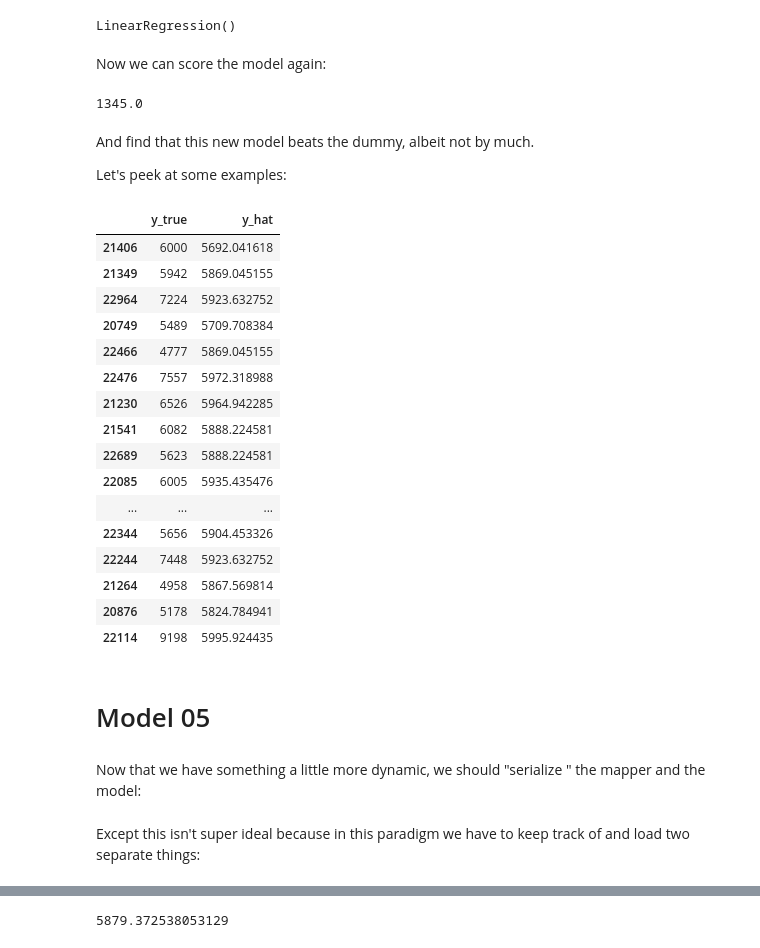
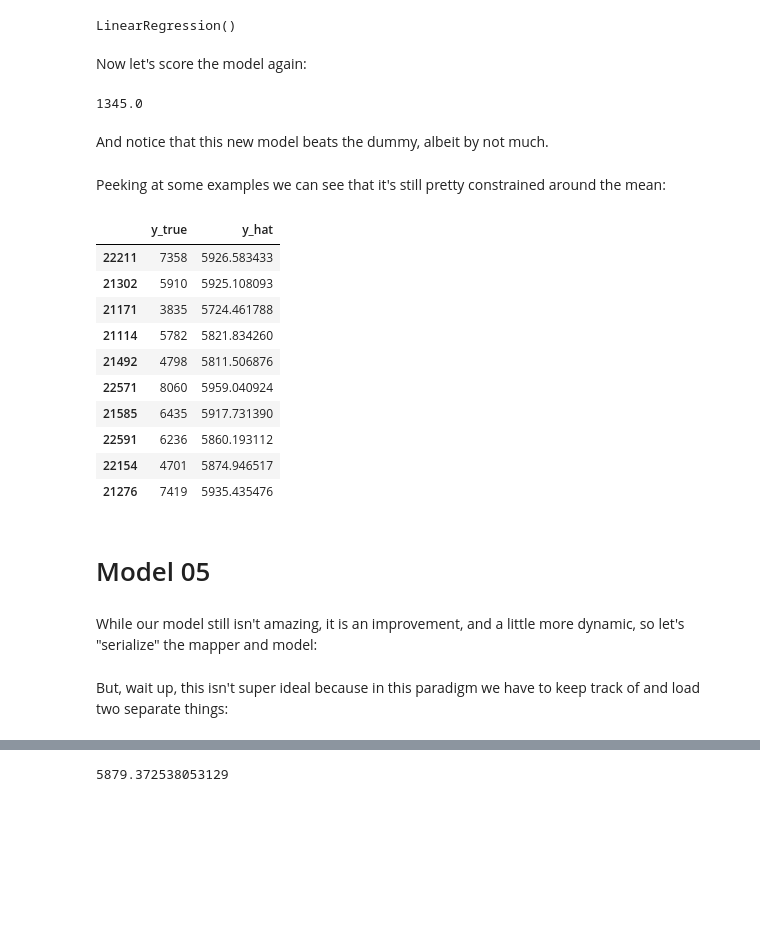
Before and after one commit to maxhumber/CDML, a Jupyter notebook: step_by_step.ipynb, the cells around one changed output, grey strips where cells are left out. Drawn from its saved outputs; the diff is of its cells as text; code cells hidden in the pictures; blank space fills up the shorter version.

```diff
--- a/step_by_step.ipynb
+++ b/step_by_step.ipynb
@@ -451,42 +374,36 @@ model.fit(Z_train, y_train)
 # %% [output]
 LinearRegression()
 # %% [markdown]
-Now we can score the model again:
+Now let's score the model again:
 # %%
 round(mean_squared_error(y_test, model.predict(Z_test)) ** (1/2))
 # %% [output]
 1345.0
 # %% [markdown]
-And find that this new model beats the dummy, albeit not by much.
-
-Let's peek at some examples:
+And notice that this new model beats the dummy, albeit by not much.
+# %% [markdown]
+Peeking at some examples we can see that it's still pretty constrained around the mean:
 # %%
 pd.DataFrame({
     'y_true': y_test,
     'y_hat': model.predict(Z_test)
-}).sample(25)
+}).sample(10)
 # %% [output]
 |  | y_true | y_hat |
-| 21406 | 6000 | 5692.041618 |
-| 21349 | 5942 | 5869.045155 |
-| 22964 | 7224 | 5923.632752 |
-| 20749 | 5489 | 5709.708384 |
-| 22466 | 4777 | 5869.045155 |
-| 22476 | 7557 | 5972.318988 |
-| 21230 | 6526 | 5964.942285 |
-| 21541 | 6082 | 5888.224581 |
-| 22689 | 5623 | 5888.224581 |
-| 22085 | 6005 | 5935.435476 |
-| ... | ... | ... |
-| 22344 | 5656 | 5904.453326 |
-| 22244 | 7448 | 5923.632752 |
-| 21264 | 4958 | 5867.569814 |
-| 20876 | 5178 | 5824.784941 |
-| 22114 | 9198 | 5995.924435 |
+| 22211 | 7358 | 5926.583433 |
+| 21302 | 5910 | 5925.108093 |
+| 21171 | 3835 | 5724.461788 |
+| 21114 | 5782 | 5821.834260 |
+| 21492 | 4798 | 5811.506876 |
+| 22571 | 8060 | 5959.040924 |
+| 21585 | 6435 | 5917.731390 |
+| 22591 | 6236 | 5860.193112 |
+| 22154 | 4701 | 5874.946517 |
+| 21276 | 7419 | 5935.435476 |
 # %% [markdown]
 # Model 05
-# %% [markdown]
-Now that we have something a little more dynamic, we should "serialize " the mapper and the model:
+# %% [markdown]
+While our model still isn't amazing, it is an improvement, and a little more dynamic, so let's  "serialize" the mapper and model:
 # %%
 with open('mapper.pkl', 'wb') as f:
     pickle.dump(mapper, f)
@@ -494,7 +411,7 @@ with open('mapper.pkl', 'wb') as f:
 with open('model.pkl', 'wb') as f:
     pickle.dump(model, f)
 # %% [markdown]
-Except this isn't super ideal because in this paradigm we have to keep track of and load two separate things:
+But, wait up, this isn't super ideal because in this paradigm we have to keep track of and load two separate things:
 # %%
 with open('mapper.pkl', 'rb') as f:
     mapper = pickle.load(f)
```
Also changed, not shown: parts of 63 cells of this notebook, 8 other files.
